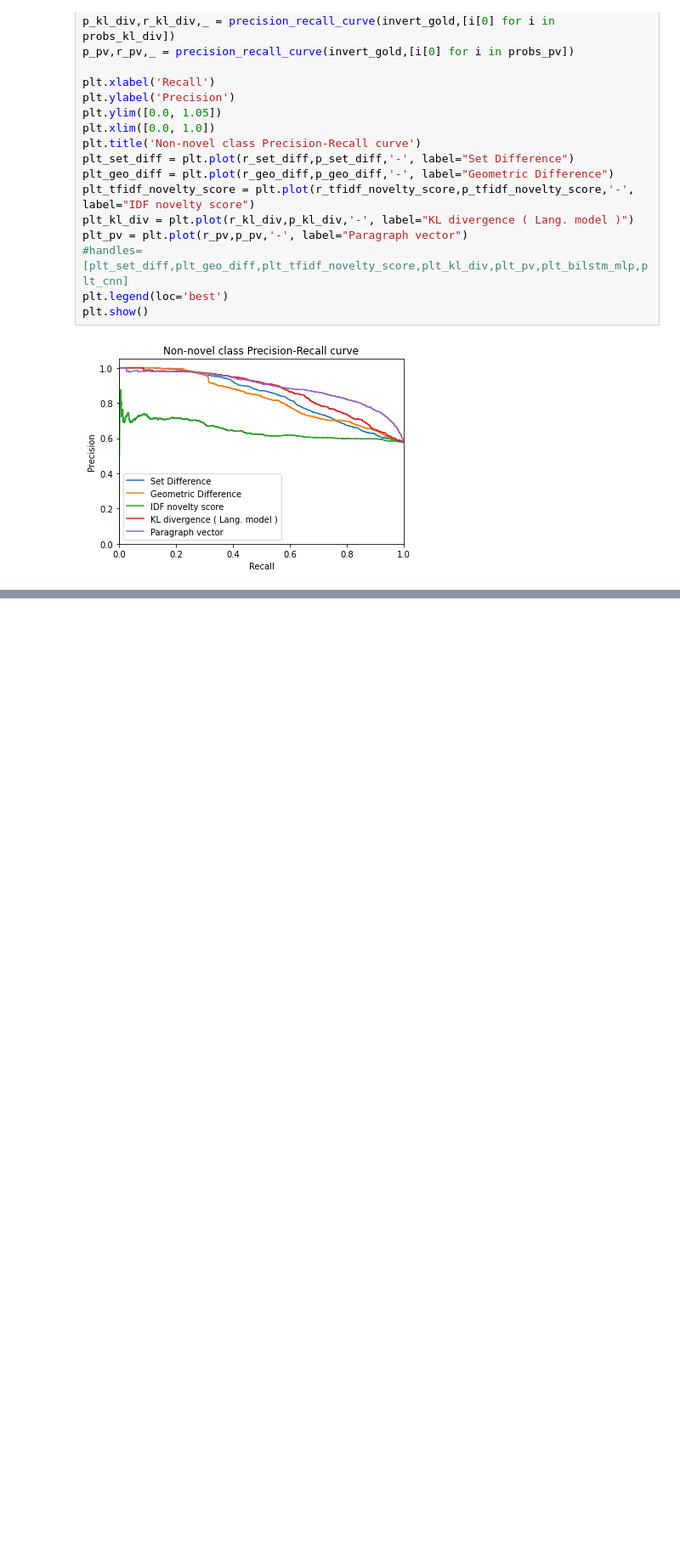
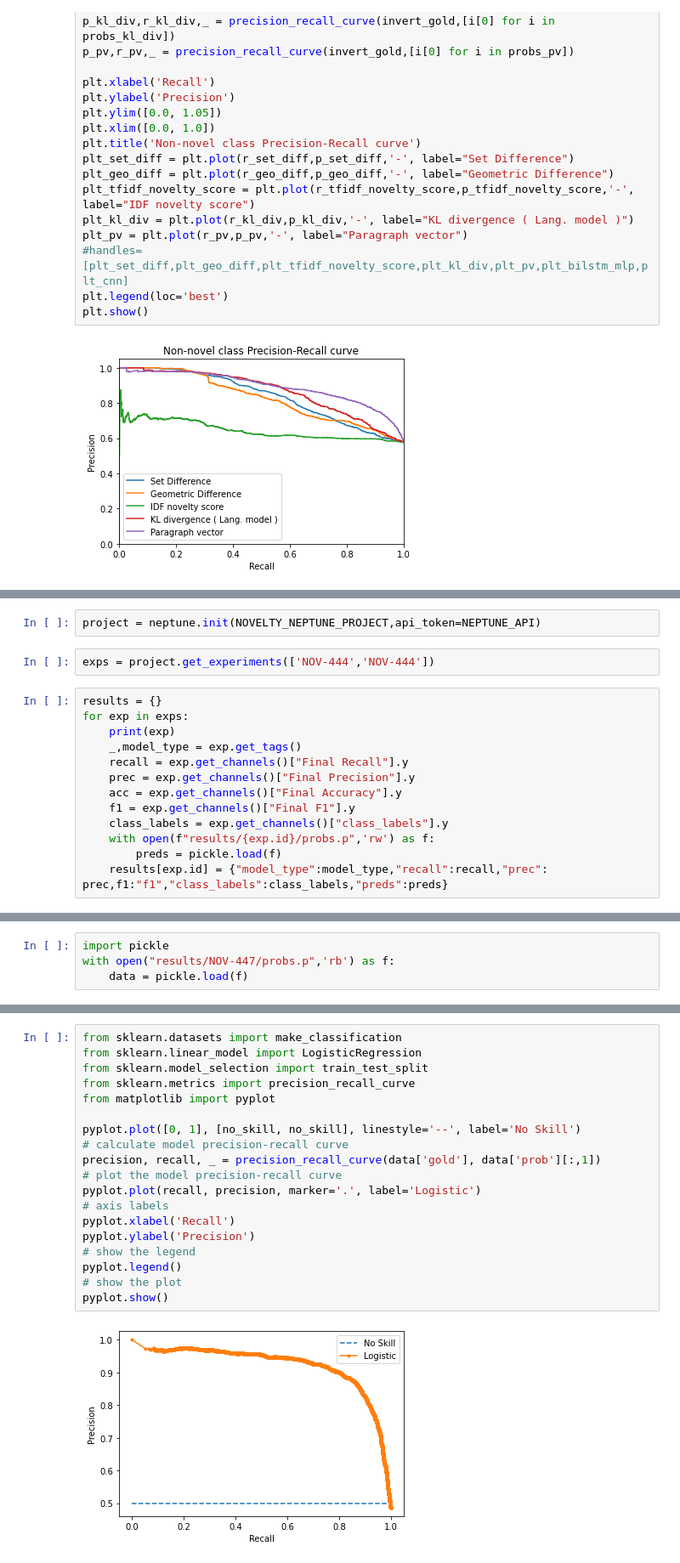
Before and after one commit to aditya140/NoveltyDetectionResearch, a Jupyter notebook: test.ipynb, the cells around one changed output, grey strips where cells are left out. Shown at 85% size. Saved outputs shown, nothing was run; the diff lists cells and outputs as text; blank space fills up the shorter version.

Commit message:
reuters dataset

```diff
--- a/test.ipynb
+++ b/test.ipynb
@@ -131,0 +174,17 @@ def plot_prc(plt,probs,gold,cls=0,label=""):
+# %%
+project = neptune.init(NOVELTY_NEPTUNE_PROJECT,api_token=NEPTUNE_API)
+# %%
+exps = project.get_experiments(['NOV-444','NOV-444'])
+# %%
+results = {}
+for exp in exps:
+    print(exp)
+    _,model_type = exp.get_tags()
+    recall = exp.get_channels()["Final Recall"].y
+    prec = exp.get_channels()["Final Precision"].y
+    acc = exp.get_channels()["Final Accuracy"].y
+    f1 = exp.get_channels()["Final F1"].y
+    class_labels = exp.get_channels()["class_labels"].y
+    with open(f"results/{exp.id}/probs.p",'rw') as f:
+        preds = pickle.load(f)
+    results[exp.id] = {"model_type":model_type,"recall":recall,"prec": prec,f1:"f1","class_labels":class_labels,"preds":preds}
@@ -131,0 +201,4 @@ def plot_prc(plt,probs,gold,cls=0,label=""):
+# %%
+import pickle
+with open("results/NOV-447/probs.p",'rb') as f:
+    data = pickle.load(f)
@@ -131,0 +208,21 @@ def plot_prc(plt,probs,gold,cls=0,label=""):
+# %%
+from sklearn.datasets import make_classification
+from sklearn.linear_model import LogisticRegression
+from sklearn.model_selection import train_test_split
+from sklearn.metrics import precision_recall_curve
+from matplotlib import pyplot
+
+pyplot.plot([0, 1], [no_skill, no_skill], linestyle='--', label='No Skill')
+# calculate model precision-recall curve
+precision, recall, _ = precision_recall_curve(data['gold'], data['prob'][:,1])
+# plot the model precision-recall curve
+pyplot.plot(recall, precision, marker='.', label='Logistic')
+# axis labels
+pyplot.xlabel('Recall')
+pyplot.ylabel('Precision')
+# show the legend
+pyplot.legend()
+# show the plot
+pyplot.show()
+# %% [output]
+[figure, added]
```
Also changed, not shown: parts of 37 cells of this notebook, 2 other files.
